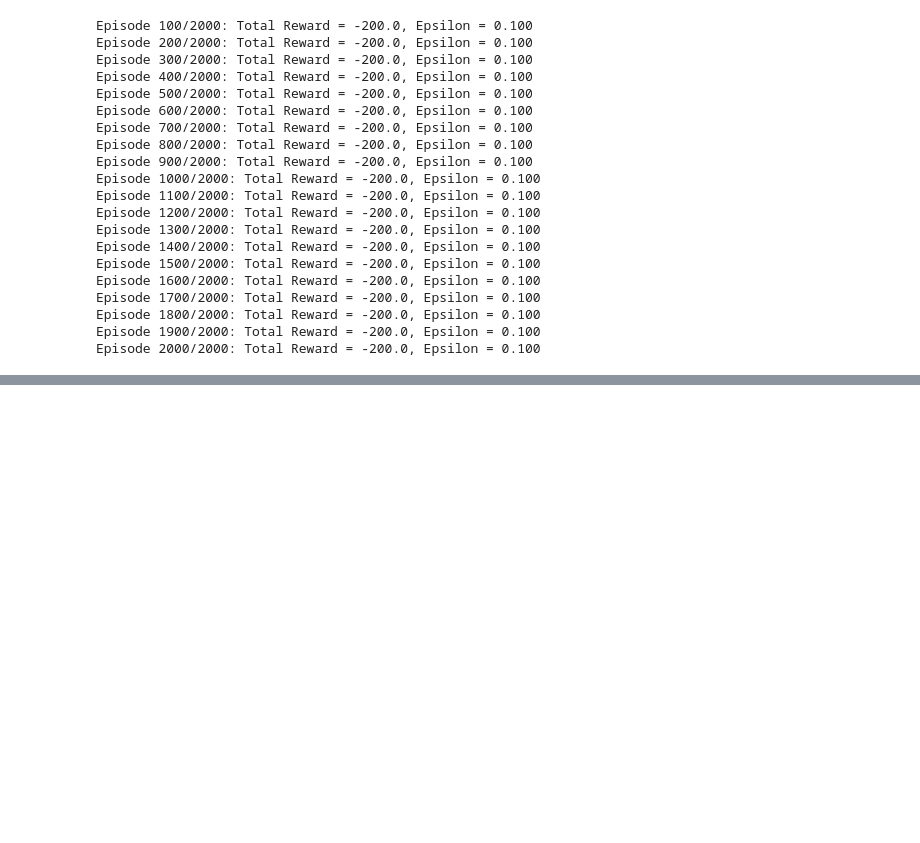
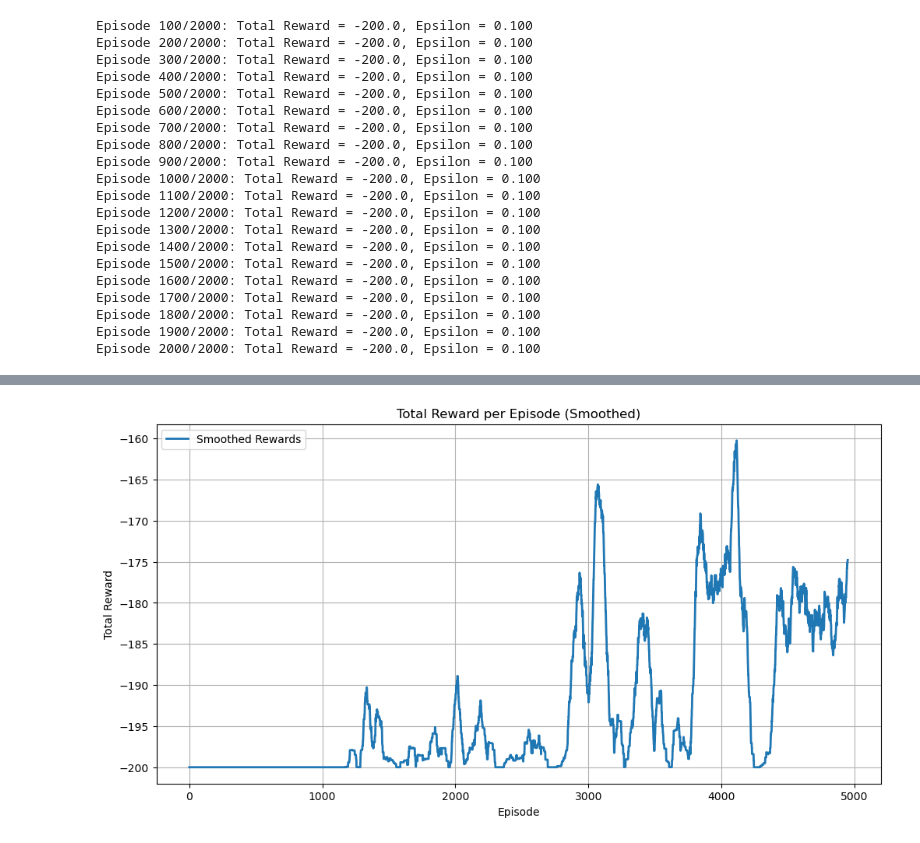
Before and after one commit to RaiderG0d/AAA, a Jupyter notebook: P2/q-learning.ipynb, the cells around one changed output, grey strips where cells are left out. Saved outputs shown, nothing was run; the diff lists cells and outputs as text; code cells hidden in the pictures; blank space fills up the shorter version.

```diff
--- a/P2/q-learning.ipynb
+++ b/P2/q-learning.ipynb
@@ -196,14 +193,0 @@ plt.show()
-# %%
-import random
-
-def epsilon_greedy(state, epsilon):
-    # Generate a random number and decide action selection
-    if random.uniform(0, 1) < epsilon:
-        # Random action
-        action = random.choice(range(env.action_space.n))
-    else:
-        # Best action based on Q-values
-        q_values_for_state = [Q[(state, a)] for a in range(env.action_space.n)]
-        action = np.argmax(q_values_for_state)
-
-    return action
@@ -209,0 +311,18 @@ def epsilon_greedy(state, epsilon):
+# %%
+# Smooth rewards using moving average
+def moving_average(data, window_size):
+    return np.convolve(data, np.ones(window_size)/window_size, mode='valid')
+
+smoothed_rewards = moving_average(rewards, window_size=50)
+
+# Plotting the results
+plt.figure(figsize=(12, 6))
+plt.plot(smoothed_rewards, label='Smoothed Rewards', linewidth=2)
+plt.xlabel('Episode')
+plt.ylabel('Total Reward')
+plt.title('Total Reward per Episode (Smoothed)')
+plt.grid(True)
+plt.legend()
+plt.show()
+# %% [output]
+[figure, added]
```
Also changed, not shown: parts of 9 cells of this notebook, 5 other files.
